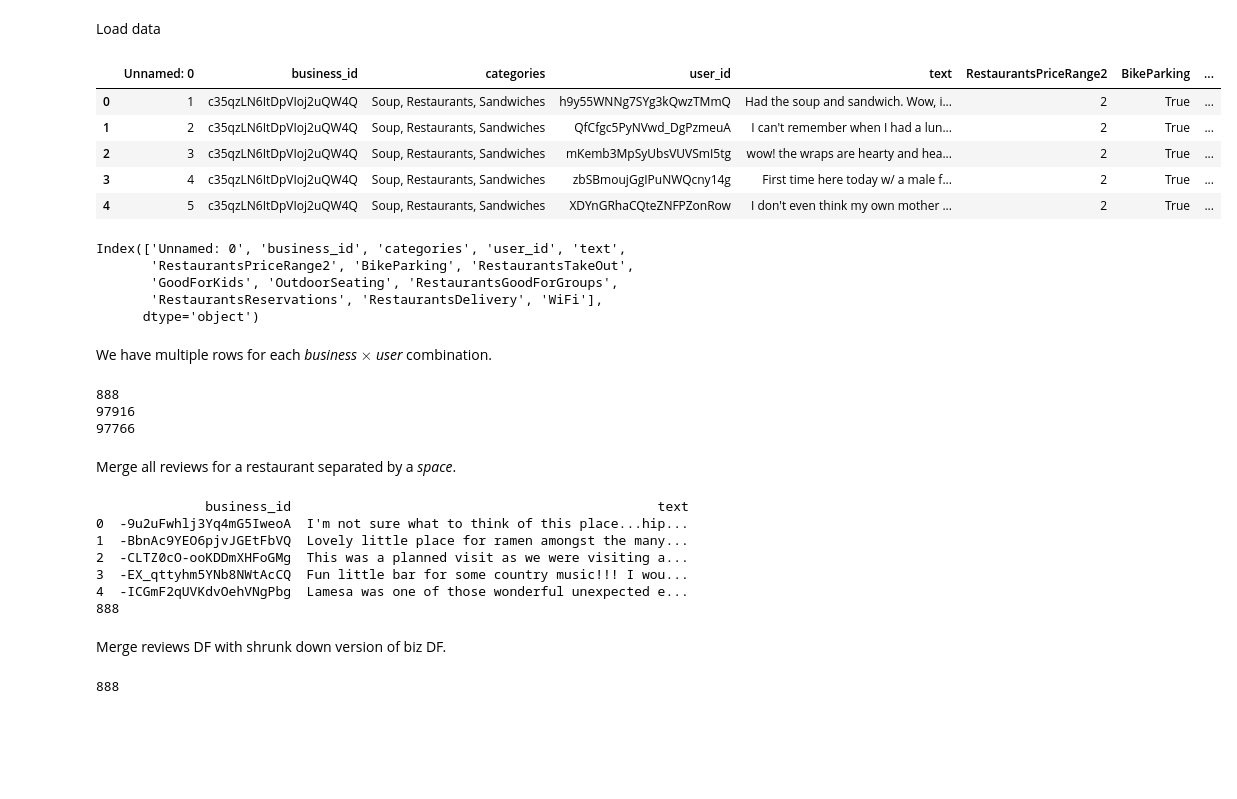
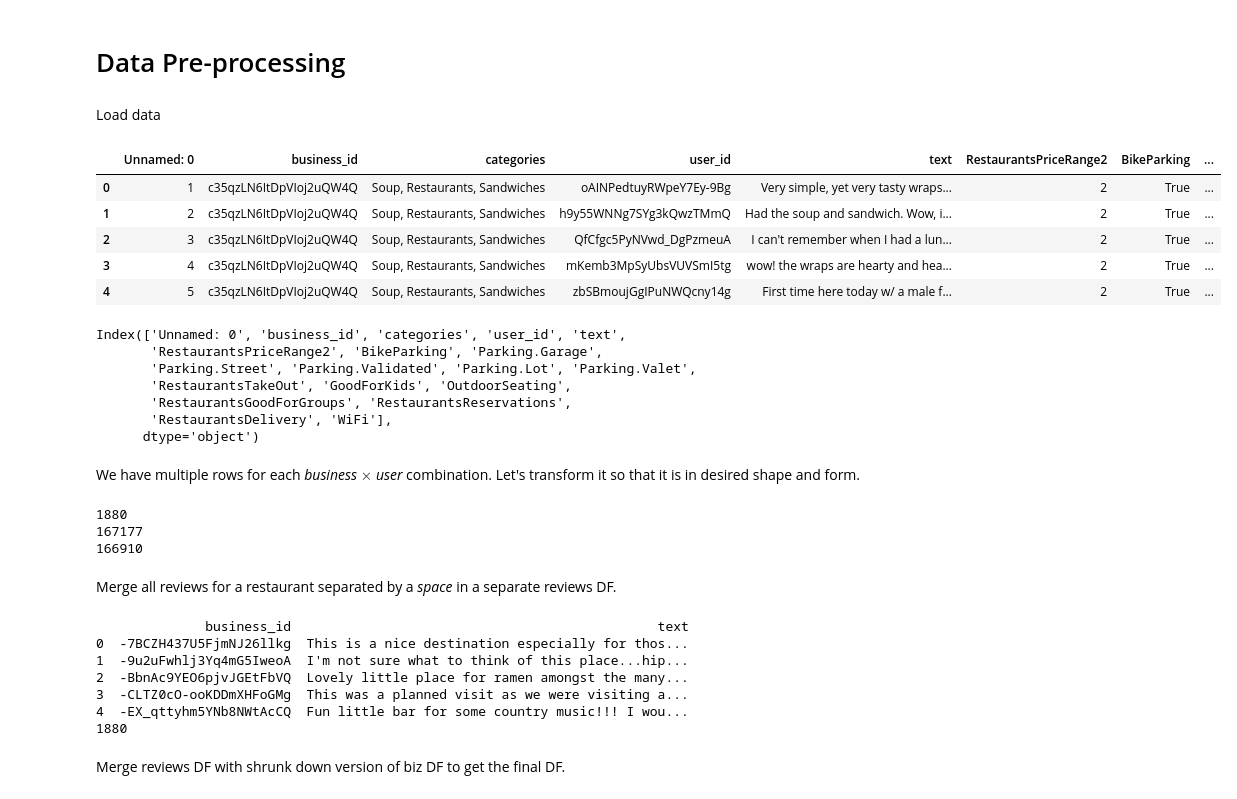
Before and after one commit to pati-dev/text-multi-label, a Jupyter notebook: attributes_from_text.ipynb, the cells around one changed output. Saved outputs shown, nothing was run; the diff lists cells and outputs as text; code cells hidden in the pictures; blank space fills up the shorter version.

Commit message:
Complete data pre-processing

```diff
--- a/attributes_from_text.ipynb
+++ b/attributes_from_text.ipynb
@@ -17,35 +22,39 @@ Mounted at /content/drive
+# %% [markdown]
+# Data Pre-processing
 # %% [markdown]
 Load data
 # %%
-bizDF = pd.read_csv("/content/drive/My Drive/Search Project/toronto_filtered_reviews_all_cat.csv", encoding='latin1')
+bizDF = pd.read_csv("/content/drive/My Drive/Search Project/toronto_filtered_reviews_all_cat.csv", encoding='utf8')
 bizDF.head()
 # %% [output]
 |  | Unnamed: 0 | business_id | categories | user_id | text | RestaurantsPriceRange2 | BikeParking | ... |
-| 0 | 1 | c35qzLN6ItDpVIoj2uQW4Q | Soup, Restaurants, Sandwiches | h9y55WNNg7SYg3kQwzTMmQ | Had the soup and sandwich. Wow, i... | 2 | True | ... |
-| 1 | 2 | c35qzLN6ItDpVIoj2uQW4Q | Soup, Restaurants, Sandwiches | QfCfgc5PyNVwd_DgPzmeuA | I can't remember when I had a lun... | 2 | True | ... |
-| 2 | 3 | c35qzLN6ItDpVIoj2uQW4Q | Soup, Restaurants, Sandwiches | mKemb3MpSyUbsVUVSmI5tg | wow! the wraps are hearty and hea... | 2 | True | ... |
-| 3 | 4 | c35qzLN6ItDpVIoj2uQW4Q | Soup, Restaurants, Sandwiches | zbSBmoujGgIPuNWQcny14g | First time here today w/ a male f... | 2 | True | ... |
-| 4 | 5 | c35qzLN6ItDpVIoj2uQW4Q | Soup, Restaurants, Sandwiches | XDYnGRhaCQteZNFPZonRow | I don't even think my own mother ... | 2 | True | ... |
+| 0 | 1 | c35qzLN6ItDpVIoj2uQW4Q | Soup, Restaurants, Sandwiches | oAINPedtuyRWpeY7Ey-9Bg | Very simple, yet very tasty wraps... | 2 | True | ... |
+| 1 | 2 | c35qzLN6ItDpVIoj2uQW4Q | Soup, Restaurants, Sandwiches | h9y55WNNg7SYg3kQwzTMmQ | Had the soup and sandwich. Wow, i... | 2 | True | ... |
+| 2 | 3 | c35qzLN6ItDpVIoj2uQW4Q | Soup, Restaurants, Sandwiches | QfCfgc5PyNVwd_DgPzmeuA | I can't remember when I had a lun... | 2 | True | ... |
+| 3 | 4 | c35qzLN6ItDpVIoj2uQW4Q | Soup, Restaurants, Sandwiches | mKemb3MpSyUbsVUVSmI5tg | wow! the wraps are hearty and hea... | 2 | True | ... |
+| 4 | 5 | c35qzLN6ItDpVIoj2uQW4Q | Soup, Restaurants, Sandwiches | zbSBmoujGgIPuNWQcny14g | First time here today w/ a male f... | 2 | True | ... |
 # %%
 bizDF.columns
 # %% [output]
 Index(['Unnamed: 0', 'business_id', 'categories', 'user_id', 'text',
-       'RestaurantsPriceRange2', 'BikeParking', 'RestaurantsTakeOut',
-       'GoodForKids', 'OutdoorSeating', 'RestaurantsGoodForGroups',
-       'RestaurantsReservations', 'RestaurantsDelivery', 'WiFi'],
+       'RestaurantsPriceRange2', 'BikeParking', 'Parking.Garage',
+       'Parking.Street', 'Parking.Validated', 'Parking.Lot', 'Parking.Valet',
+       'RestaurantsTakeOut', 'GoodForKids', 'OutdoorSeating',
+       'RestaurantsGoodForGroups', 'RestaurantsReservations',
+       'RestaurantsDelivery', 'WiFi'],
       dtype='object')
 # %% [markdown]
-We have multiple rows for each *business* $\times$ *user* combination.
+We have multiple rows for each *business* $\times$ *user* combination. Let's transform it so that it is in desired shape and form.
 # %%
 print(len(bizDF.business_id.unique()))
 print(len(bizDF))
 print(len(bizDF.text.unique()))
 # %% [output]
-888
-97916
-97766
+1880
+167177
+166910
 # %% [markdown]
-Merge all reviews for a restaurant separated by a *space*.
+Merge all reviews for a restaurant separated by a *space* in a separate reviews DF.
 # %%
 def combineText(reviews):
   return " ".join(reviews)
@@ -55,26 +64,22 @@ print(reviewsDF.head())
 print(len(reviewsDF))
 # %% [output]
               business_id                                               text
-0  -9u2uFwhlj3Yq4mG5IweoA  I'm not sure what to think of this place...hip...
-1  -BbnAc9YEO6pjvJGEtFbVQ  Lovely little place for ramen amongst the many...
-2  -CLTZ0cO-ooKDDmXHFoGMg  This was a planned visit as we were visiting a...
-3  -EX_qttyhm5YNb8NWtAcCQ  Fun little bar for some country music!!! I wou...
-4  -ICGmF2qUVKdvOehVNgPbg  Lamesa was one of those wonderful unexpected e...
-888
+0  -7BCZH437U5FjmNJ26llkg  This is a nice destination especially for thos...
+1  -9u2uFwhlj3Yq4mG5IweoA  I'm not sure what to think of this place...hip...
+2  -BbnAc9YEO6pjvJGEtFbVQ  Lovely little place for ramen amongst the many...
+3  -CLTZ0cO-ooKDDmXHFoGMg  This was a planned visit as we were visiting a...
+4  -EX_qttyhm5YNb8NWtAcCQ  Fun little bar for some country music!!! I wou...
+1880
 # %% [markdown]
-Merge reviews DF with shrunk down version of biz DF.
+Merge reviews DF with shrunk down version of biz DF to get the final DF.
 # %%
-features = ['RestaurantsPriceRange2',
-            'BikeParking',
+attribs = set(['BikeParking',
+            # 'RestaurantsPriceRange2',
             'RestaurantsTakeOut',
             'GoodForKids',
             'OutdoorSeating',
             'RestaurantsGoodForGroups',
             'RestaurantsReservations',
             'RestaurantsDelivery',
-            'WiFi']
-featuresDF = bizDF.loc[:, features + ['business_id']].drop_duplicates()
-
-finalDF = reviewsDF.merge(featuresDF, on='business_id')
+            'WiFi'])
+featuresDF = bizDF.loc[:, list(attribs) + ['business_id']].drop_duplicates()
-# %% [output]
-888
```
Also changed, not shown: parts of 33 cells of this notebook.
